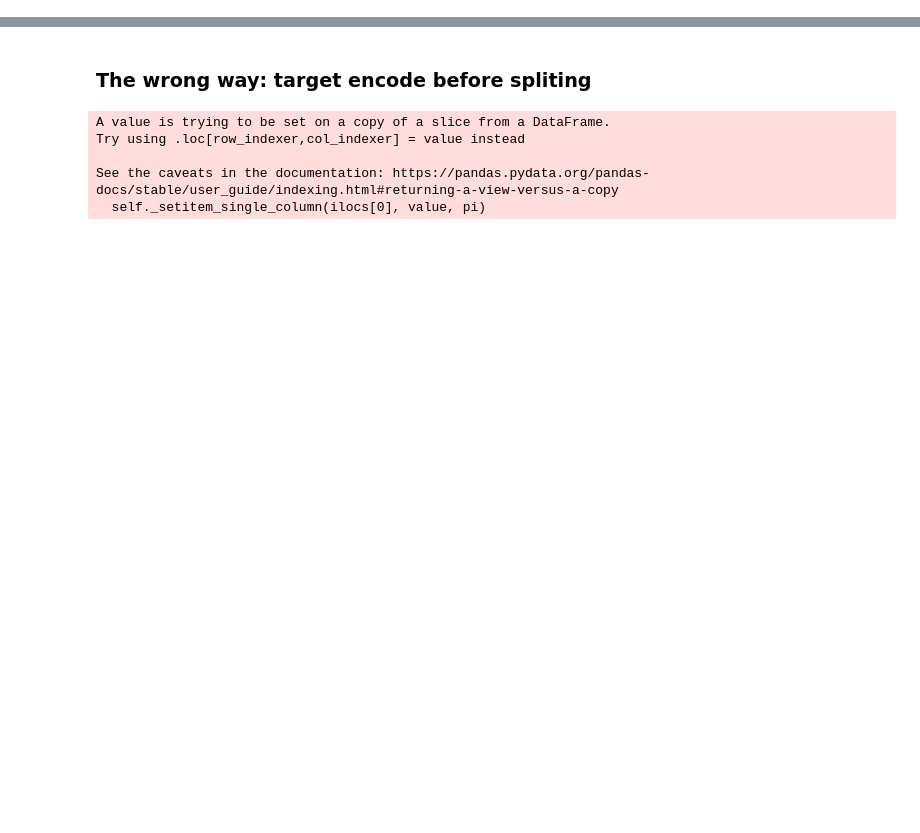
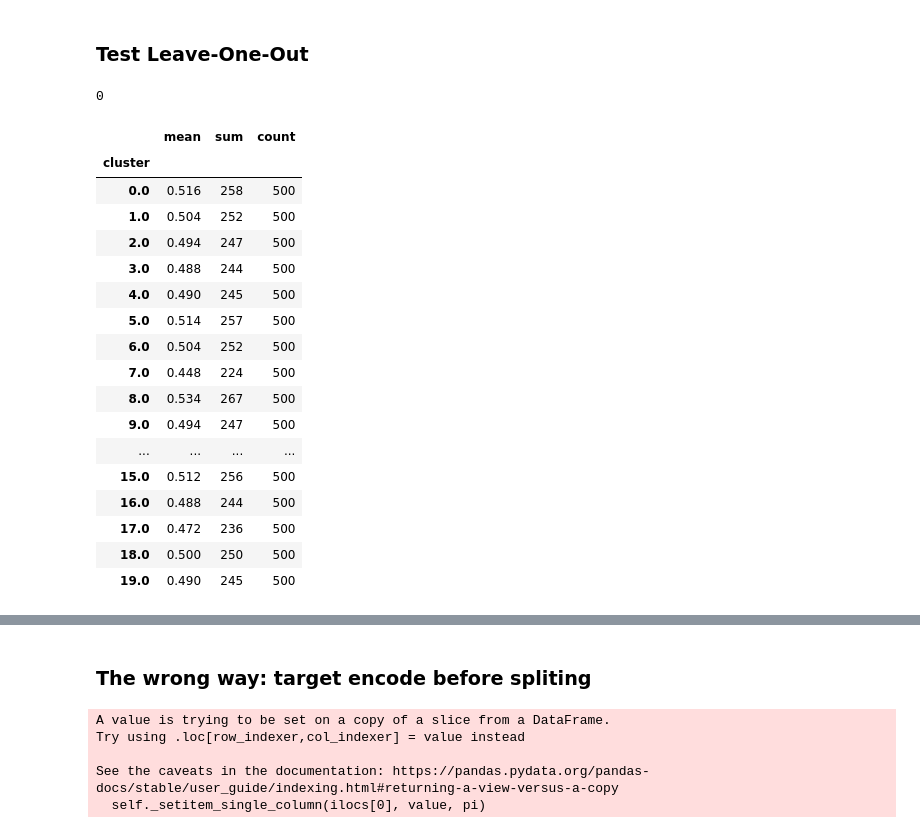
Before and after one commit to joaomvg/machine-learning-algorithms, a Jupyter notebook: data_leakage.ipynb, the cells around one changed output, grey strips where cells are left out. Cells and saved outputs as stored; diff of their text form; code cells hidden in the pictures; blank space fills up the shorter version.

```diff
--- a/data_leakage.ipynb
+++ b/data_leakage.ipynb
@@ -6,5 +10,7 @@ from sklearn.datasets import make_classification
 # %%
-X,y=make_classification(n_samples=600, n_features=500, n_informative=10, n_redundant=490, n_classes=2, random_state=0)
+n=50
+n_important=10
+X,y=make_classification(n_samples=10000, n_features=n, n_informative=n_important, n_redundant=n-n_important, n_classes=2, random_state=0)
 df=pd.DataFrame(X)
 rename_cols={col:'col_'+str(col) for col in df.columns}
 df.rename(columns=rename_cols,inplace=True)
@@ -22,7 +22,2 @@ from sklearn.ensemble import RandomForestClassifier,GradientBoostingClassifier
-# %%
-km=KMeans(n_clusters=50,random_state=56)
-m=km.fit_predict(df.iloc[:,:-1])
-df['cluster']=m
-# %%
-m=np.random.randint(0,20,df.shape[0])
-df['cluster']=m
+# %% [markdown]
+### Test Leave-One-Out
@@ -28,0 +32,25 @@ df['cluster']=m
+# %%
+df.cluster.isna().sum()
+# %% [output]
+0
+# %%
+df.groupby('cluster')['y'].agg(['mean','sum','count'])
+# %% [output]
+|  | mean | sum | count |
+| cluster |  |  |  |
+| 0.0 | 0.516 | 258 | 500 |
+| 1.0 | 0.504 | 252 | 500 |
+| 2.0 | 0.494 | 247 | 500 |
+| 3.0 | 0.488 | 244 | 500 |
+| 4.0 | 0.490 | 245 | 500 |
+| 5.0 | 0.514 | 257 | 500 |
+| 6.0 | 0.504 | 252 | 500 |
+| 7.0 | 0.448 | 224 | 500 |
+| 8.0 | 0.534 | 267 | 500 |
+| 9.0 | 0.494 | 247 | 500 |
+| ... | ... | ... | ... |
+| 15.0 | 0.512 | 256 | 500 |
+| 16.0 | 0.488 | 244 | 500 |
+| 17.0 | 0.472 | 236 | 500 |
+| 18.0 | 0.500 | 250 | 500 |
+| 19.0 | 0.490 | 245 | 500 |
```
Also changed, not shown: parts of 24 cells of this notebook, 1 other file.
